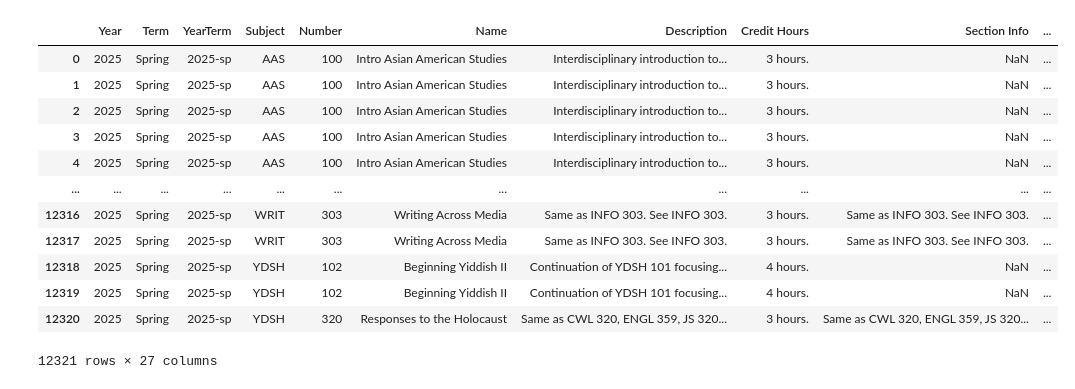
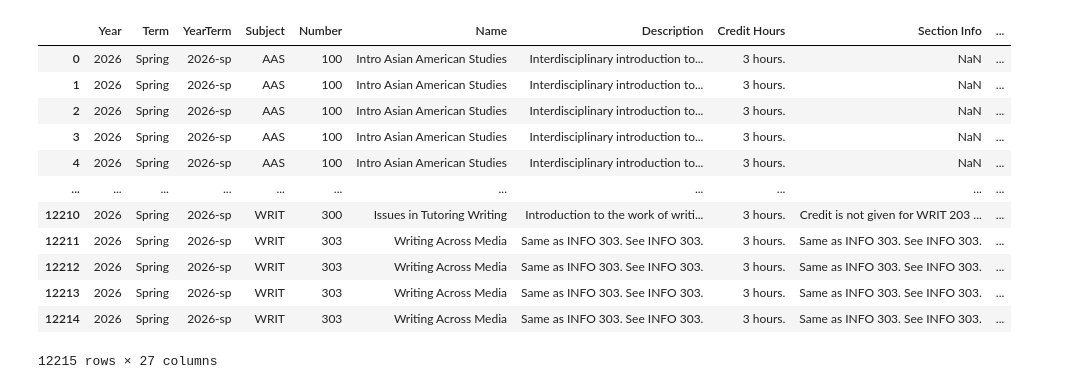
Before and after one commit to CS196Illinois/FA25-Group5, a Jupyter notebook: Hankun Wang/Jupyter/notebook.ipynb, the cells around one changed output. Drawn from its saved outputs; the diff is of its cells as text; code cells hidden in the pictures.

```diff
--- a/Hankun Wang/Jupyter/notebook.ipynb
+++ b/Hankun Wang/Jupyter/notebook.ipynb
@@ -1,24 +1,23 @@
 # %%
 import pandas as pd
 import os
 import numpy as np
 import pandas as pd
 import matplotlib.pyplot as plt
-import seaborn as sns
-df = pd.read_csv(r"/Users/mac/Downloads/2025-sp.csv")
+df = pd.read_csv(r"/Users/mac/Downloads/2026-sp.csv")
 df
 # %% [output]
 |  | Year | Term | YearTerm | Subject | Number | Name | Description | Credit Hours | Section Info | ... |
-| 0 | 2025 | Spring | 2025-sp | AAS | 100 | Intro Asian American Studies | Interdisciplinary introduction to... | 3 hours. | NaN | ... |
-| 1 | 2025 | Spring | 2025-sp | AAS | 100 | Intro Asian American Studies | Interdisciplinary introduction to... | 3 hours. | NaN | ... |
-| 2 | 2025 | Spring | 2025-sp | AAS | 100 | Intro Asian American Studies | Interdisciplinary introduction to... | 3 hours. | NaN | ... |
-| 3 | 2025 | Spring | 2025-sp | AAS | 100 | Intro Asian American Studies | Interdisciplinary introduction to... | 3 hours. | NaN | ... |
-| 4 | 2025 | Spring | 2025-sp | AAS | 100 | Intro Asian American Studies | Interdisciplinary introduction to... | 3 hours. | NaN | ... |
+| 0 | 2026 | Spring | 2026-sp | AAS | 100 | Intro Asian American Studies | Interdisciplinary introduction to... | 3 hours. | NaN | ... |
+| 1 | 2026 | Spring | 2026-sp | AAS | 100 | Intro Asian American Studies | Interdisciplinary introduction to... | 3 hours. | NaN | ... |
+| 2 | 2026 | Spring | 2026-sp | AAS | 100 | Intro Asian American Studies | Interdisciplinary introduction to... | 3 hours. | NaN | ... |
+| 3 | 2026 | Spring | 2026-sp | AAS | 100 | Intro Asian American Studies | Interdisciplinary introduction to... | 3 hours. | NaN | ... |
+| 4 | 2026 | Spring | 2026-sp | AAS | 100 | Intro Asian American Studies | Interdisciplinary introduction to... | 3 hours. | NaN | ... |
 | ... | ... | ... | ... | ... | ... | ... | ... | ... | ... | ... |
-| 12316 | 2025 | Spring | 2025-sp | WRIT | 303 | Writing Across Media | Same as INFO 303. See INFO 303. | 3 hours. | Same as INFO 303. See INFO 303. | ... |
-| 12317 | 2025 | Spring | 2025-sp | WRIT | 303 | Writing Across Media | Same as INFO 303. See INFO 303. | 3 hours. | Same as INFO 303. See INFO 303. | ... |
-| 12318 | 2025 | Spring | 2025-sp | YDSH | 102 | Beginning Yiddish II | Continuation of YDSH 101 focusing... | 4 hours. | NaN | ... |
-| 12319 | 2025 | Spring | 2025-sp | YDSH | 102 | Beginning Yiddish II | Continuation of YDSH 101 focusing... | 4 hours. | NaN | ... |
-| 12320 | 2025 | Spring | 2025-sp | YDSH | 320 | Responses to the Holocaust | Same as CWL 320, ENGL 359, JS 320... | 3 hours. | Same as CWL 320, ENGL 359, JS 320... | ... |
+| 12210 | 2026 | Spring | 2026-sp | WRIT | 300 | Issues in Tutoring Writing | Introduction to the work of writi... | 3 hours. | Credit is not given for WRIT 203 ... | ... |
+| 12211 | 2026 | Spring | 2026-sp | WRIT | 303 | Writing Across Media | Same as INFO 303. See INFO 303. | 3 hours. | Same as INFO 303. See INFO 303. | ... |
+| 12212 | 2026 | Spring | 2026-sp | WRIT | 303 | Writing Across Media | Same as INFO 303. See INFO 303. | 3 hours. | Same as INFO 303. See INFO 303. | ... |
+| 12213 | 2026 | Spring | 2026-sp | WRIT | 303 | Writing Across Media | Same as INFO 303. See INFO 303. | 3 hours. | Same as INFO 303. See INFO 303. | ... |
+| 12214 | 2026 | Spring | 2026-sp | WRIT | 303 | Writing Across Media | Same as INFO 303. See INFO 303. | 3 hours. | Same as INFO 303. See INFO 303. | ... |
-12321 rows × 27 columns
+12215 rows × 27 columns
 # %%
```
Also changed, not shown: parts of 3 cells of this notebook.
